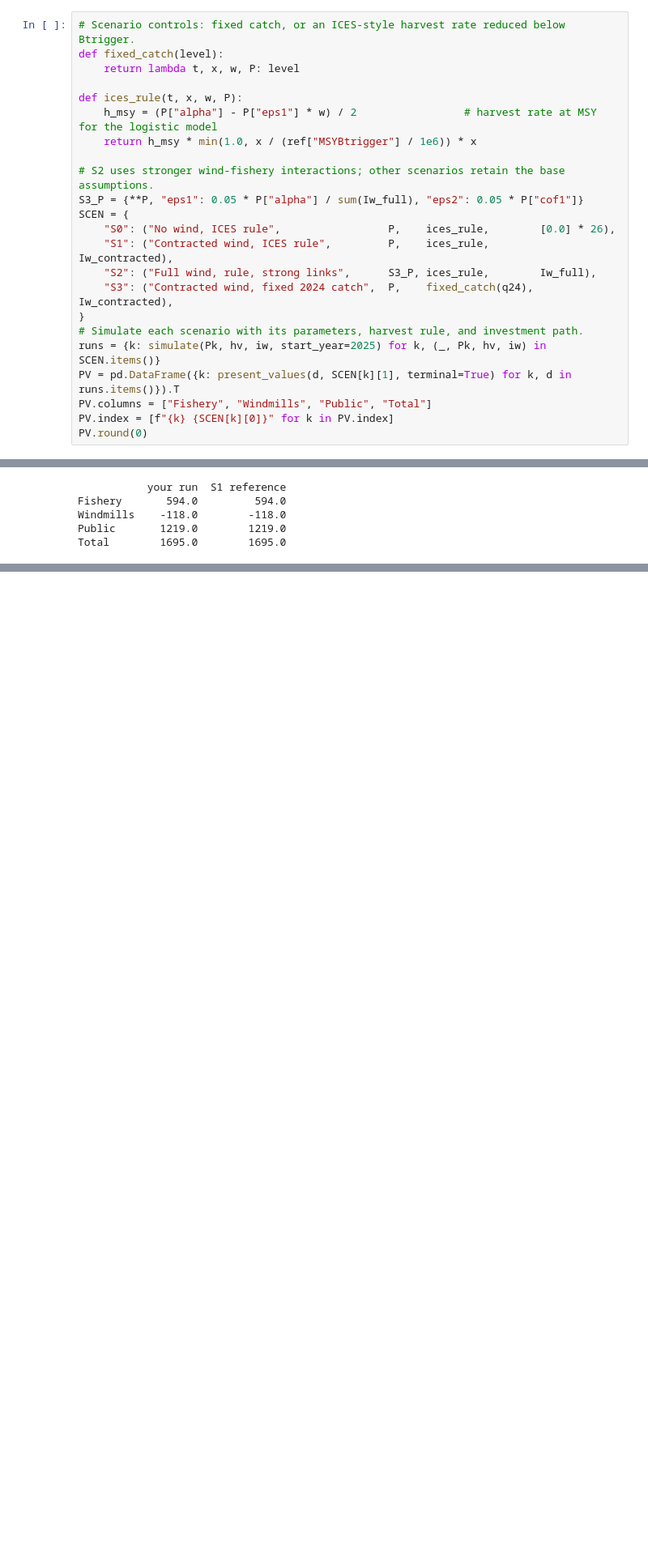
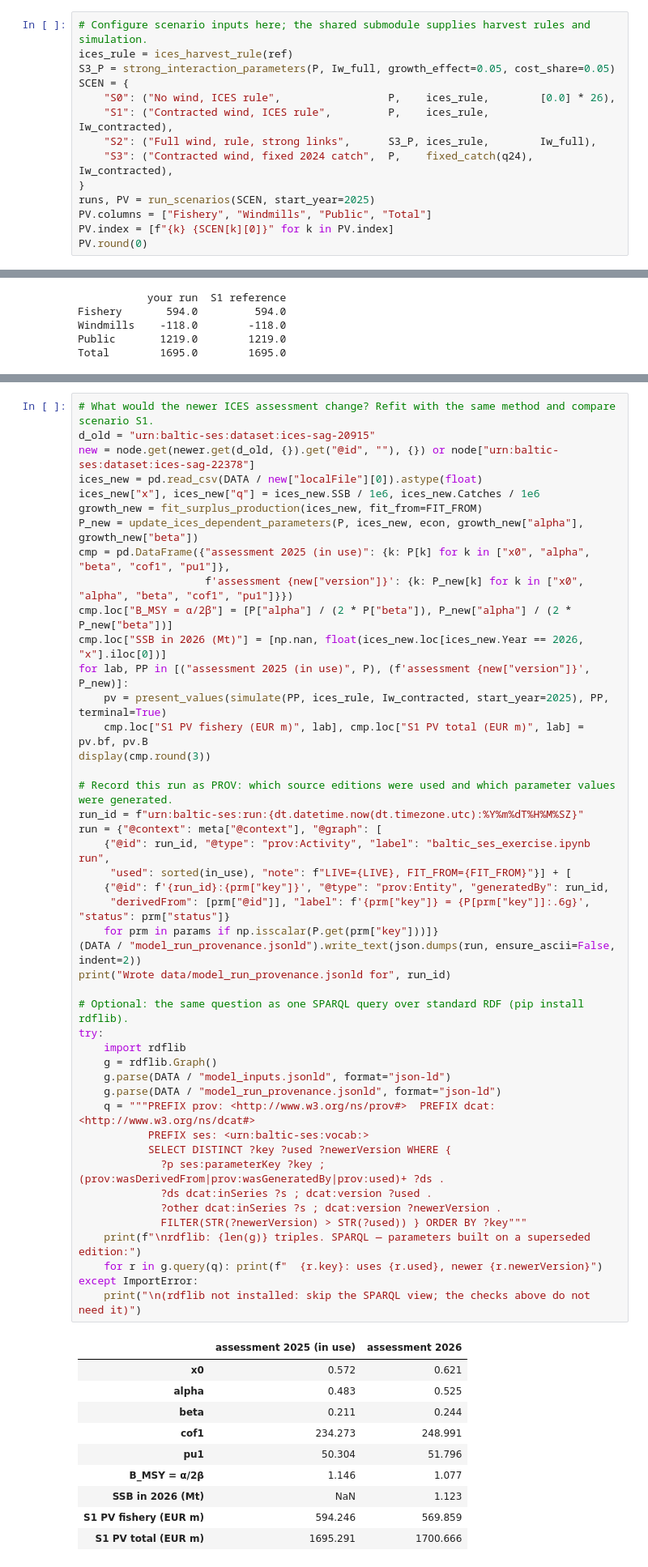
Before and after one commit to ogcincubator/bblocks-seadots, a Jupyter notebook: docs/baltic-ses-exercise/baltic_ses_exercise.ipynb, the cells around one changed output, grey strips where cells are left out. Shown at 81% size. Cells and saved outputs as stored; diff of their text form; blank space fills up the shorter version.

Commit message:
some more exercises

```diff
--- a/docs/baltic-ses-exercise/baltic_ses_exercise.ipynb
+++ b/docs/baltic-ses-exercise/baltic_ses_exercise.ipynb
@@ -666,25 +611,16 @@ S0 → S1 isolates the effect of wind; S3 shows what happens without a harvest r
 
 All present values include the **terminal value** of the wind fleet in 2050 (see part 5, exercise 5 for the Excel convention without it).
 # %%
-# Scenario controls: fixed catch, or an ICES-style harvest rate reduced below Btrigger.
-def fixed_catch(level):
-    return lambda t, x, w, P: level
-
-def ices_rule(t, x, w, P):
-    h_msy = (P["alpha"] - P["eps1"] * w) / 2                 # harvest rate at MSY for the logistic model
-    return h_msy * min(1.0, x / (ref["MSYBtrigger"] / 1e6)) * x
-
-# S2 uses stronger wind-fishery interactions; other scenarios retain the base assumptions.
-S3_P = {**P, "eps1": 0.05 * P["alpha"] / sum(Iw_full), "eps2": 0.05 * P["cof1"]}
+# Configure scenario inputs here; the shared submodule supplies harvest rules and simulation.
+ices_rule = ices_harvest_rule(ref)
+S3_P = strong_interaction_parameters(P, Iw_full, growth_effect=0.05, cost_share=0.05)
 SCEN = {
     "S0": ("No wind, ICES rule",                 P,    ices_rule,        [0.0] * 26),
     "S1": ("Contracted wind, ICES rule",         P,    ices_rule,        Iw_contracted),
     "S2": ("Full wind, rule, strong links",      S3_P, ices_rule,        Iw_full),
     "S3": ("Contracted wind, fixed 2024 catch",  P,    fixed_catch(q24), Iw_contracted),
 }
-# Simulate each scenario with its parameters, harvest rule, and investment path.
-runs = {k: simulate(Pk, hv, iw, start_year=2025) for k, (_, Pk, hv, iw) in SCEN.items()}
-PV = pd.DataFrame({k: present_values(d, SCEN[k][1], terminal=True) for k, d in runs.items()}).T
+runs, PV = run_scenarios(SCEN, start_year=2025)
 PV.columns = ["Fishery", "Windmills", "Public", "Total"]
 PV.index = [f"{k} {SCEN[k][0]}" for k in PV.index]
 PV.round(0)
@@ -851,0 +958,56 @@ plt.xlabel("harvest rate h"); plt.ylabel("total PV (EUR m)"); plt.title(f"best h
+# %%
+# What would the newer ICES assessment change? Refit with the same method and compare scenario S1.
+d_old = "urn:baltic-ses:dataset:ices-sag-20915"
+new = node.get(newer.get(d_old, {}).get("@id", ""), {}) or node["urn:baltic-ses:dataset:ices-sag-22378"]
+ices_new = pd.read_csv(DATA / new["localFile"][0]).astype(float)
+ices_new["x"], ices_new["q"] = ices_new.SSB / 1e6, ices_new.Catches / 1e6
+growth_new = fit_surplus_production(ices_new, fit_from=FIT_FROM)
+P_new = update_ices_dependent_parameters(P, ices_new, econ, growth_new["alpha"], growth_new["beta"])
+cmp = pd.DataFrame({"assessment 2025 (in use)": {k: P[k] for k in ["x0", "alpha", "beta", "cof1", "pu1"]},
+                    f'assessment {new["version"]}': {k: P_new[k] for k in ["x0", "alpha", "beta", "cof1", "pu1"]}})
+cmp.loc["B_MSY = α/2β"] = [P["alpha"] / (2 * P["beta"]), P_new["alpha"] / (2 * P_new["beta"])]
+cmp.loc["SSB in 2026 (Mt)"] = [np.nan, float(ices_new.loc[ices_new.Year == 2026, "x"].iloc[0])]
+for lab, PP in [("assessment 2025 (in use)", P), (f'assessment {new["version"]}', P_new)]:
+    pv = present_values(simulate(PP, ices_rule, Iw_contracted, start_year=2025), PP, terminal=True)
+    cmp.loc["S1 PV fishery (EUR m)", lab], cmp.loc["S1 PV total (EUR m)", lab] = pv.bf, pv.B
+display(cmp.round(3))
+
+# Record this run as PROV: which source editions were used and which parameter values were generated.
+run_id = f"urn:baltic-ses:run:{dt.datetime.now(dt.timezone.utc):%Y%m%dT%H%M%SZ}"
+run = {"@context": meta["@context"], "@graph": [
+    {"@id": run_id, "@type": "prov:Activity", "label": "baltic_ses_exercise.ipynb run",
+     "used": sorted(in_use), "note": f"LIVE={LIVE}, FIT_FROM={FIT_FROM}"}] + [
+    {"@id": f'{run_id}:{prm["key"]}', "@type": "prov:Entity", "generatedBy": run_id,
+     "derivedFrom": [prm["@id"]], "label": f'{prm["key"]} = {P[prm["key"]]:.6g}', "status": prm["status"]}
+    for prm in params if np.isscalar(P.get(prm["key"]))]}
+(DATA / "model_run_provenance.jsonld").write_text(json.dumps(run, ensure_ascii=False, indent=2))
+print("Wrote data/model_run_provenance.jsonld for", run_id)
+
+# Optional: the same question as one SPARQL query over standard RDF (pip install rdflib).
+try:
+    import rdflib
+    g = rdflib.Graph()
+    g.parse(DATA / "model_inputs.jsonld", format="json-ld")
+    g.parse(DATA / "model_run_provenance.jsonld", format="json-ld")
+    q = """PREFIX prov: <http://www.w3.org/ns/prov#>  PREFIX dcat: <http://www.w3.org/ns/dcat#>
+           PREFIX ses: <urn:baltic-ses:vocab:>
+           SELECT DISTINCT ?key ?used ?newerVersion WHERE {
+             ?p ses:parameterKey ?key ; (prov:wasDerivedFrom|prov:wasGeneratedBy|prov:used)+ ?ds .
+             ?ds dcat:inSeries ?s ; dcat:version ?used .
+             ?other dcat:inSeries ?s ; dcat:version ?newerVersion .
+             FILTER(STR(?newerVersion) > STR(?used)) } ORDER BY ?key"""
+    print(f"\nrdflib: {len(g)} triples. SPARQL — parameters built on a superseded edition:")
+    for r in g.query(q): print(f"  {r.key}: uses {r.used}, newer {r.newerVersion}")
+except ImportError:
+    print("\n(rdflib not installed: skip the SPARQL view; the checks above do not need it)")
+# %% [output]
+|  | assessment 2025 (in use) | assessment 2026 |
+| x0 | 0.572 | 0.621 |
+| alpha | 0.483 | 0.525 |
+| beta | 0.211 | 0.244 |
+| cof1 | 234.273 | 248.991 |
+| pu1 | 50.304 | 51.796 |
+| B_MSY = α/2β | 1.146 | 1.077 |
+| SSB in 2026 (Mt) | NaN | 1.123 |
+| S1 PV fishery (EUR m) | 594.246 | 569.859 |
+| S1 PV total (EUR m) | 1695.291 | 1700.666 |
```
Also changed, not shown: parts of 18 cells of this notebook, 54 other files.
